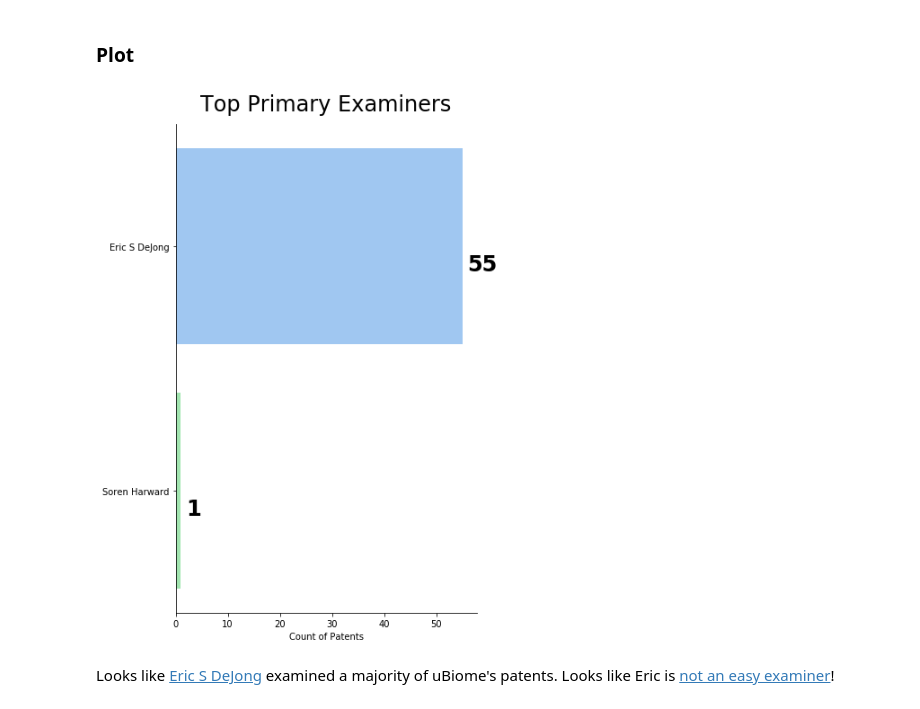
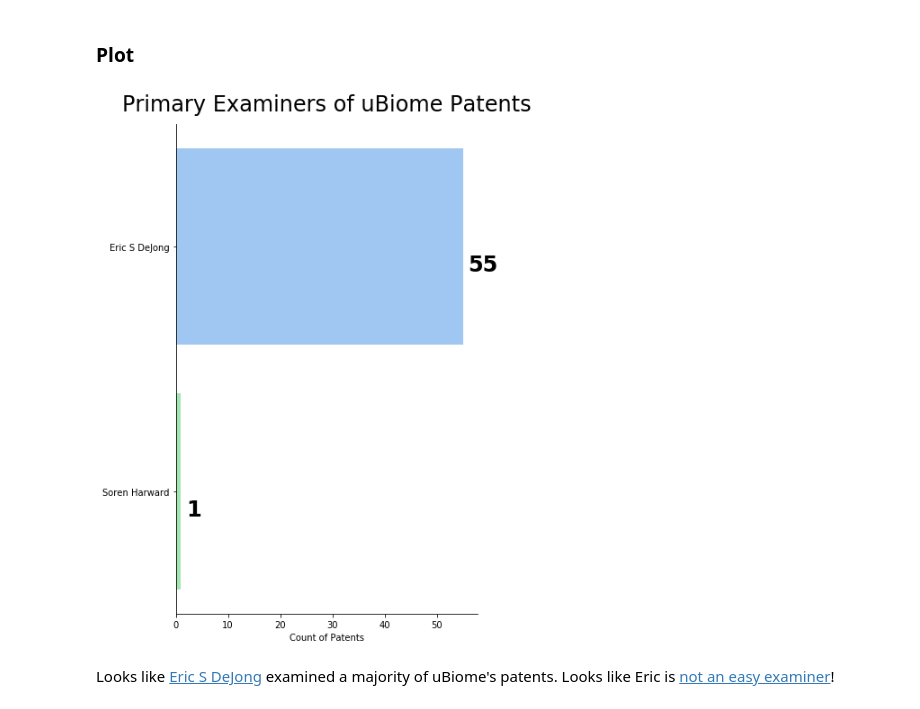
Before and after one commit to mrtoronto/patent_scraper_analysis, a Jupyter notebook: analysis_notebooks/uBiome_patent_analysis.ipynb, the cells around one changed output. Saved outputs shown, nothing was run; the diff lists cells and outputs as text; code cells hidden in the pictures.

```diff
--- a/analysis_notebooks/uBiome_patent_analysis.ipynb
+++ b/analysis_notebooks/uBiome_patent_analysis.ipynb
@@ -218,16 +218,16 @@ top_PEcount_list = [PEs_count[i] for i in top_PE_list]
 # %%
 fig = plt.figure(figsize=(6,10), facecolor='white')
 sns.barplot(top_PEcount_list, top_PE_list)
 sns.despine()
-plt.title('Top Primary Examiners', fontsize=24, pad=15)
+plt.title('Primary Examiners of uBiome Patents', fontsize=24, pad=15)
 plt.xlabel('Count of Patents')
 
 for i, v in enumerate(top_PEcount_list):
     plt.gca().text(v+1, i+.1, str(v), fontweight='bold', fontsize=24)
 
 plt.show()
 # %% [output]
-[figure, old version]
+[figure, new version]
 # %% [markdown]
 Looks like [Eric S DeJong](https://www.patentbots.com/stats/examiner/1631-DEJONG-ERIC-S) examined a majority of uBiome's patents. Looks like Eric is [not an easy examiner](https://www.patentbots.com/stats/examiner/1631-DEJONG-ERIC-S)!
 # %% [markdown]
```
Also changed, not shown: parts of 15 cells of this notebook.
